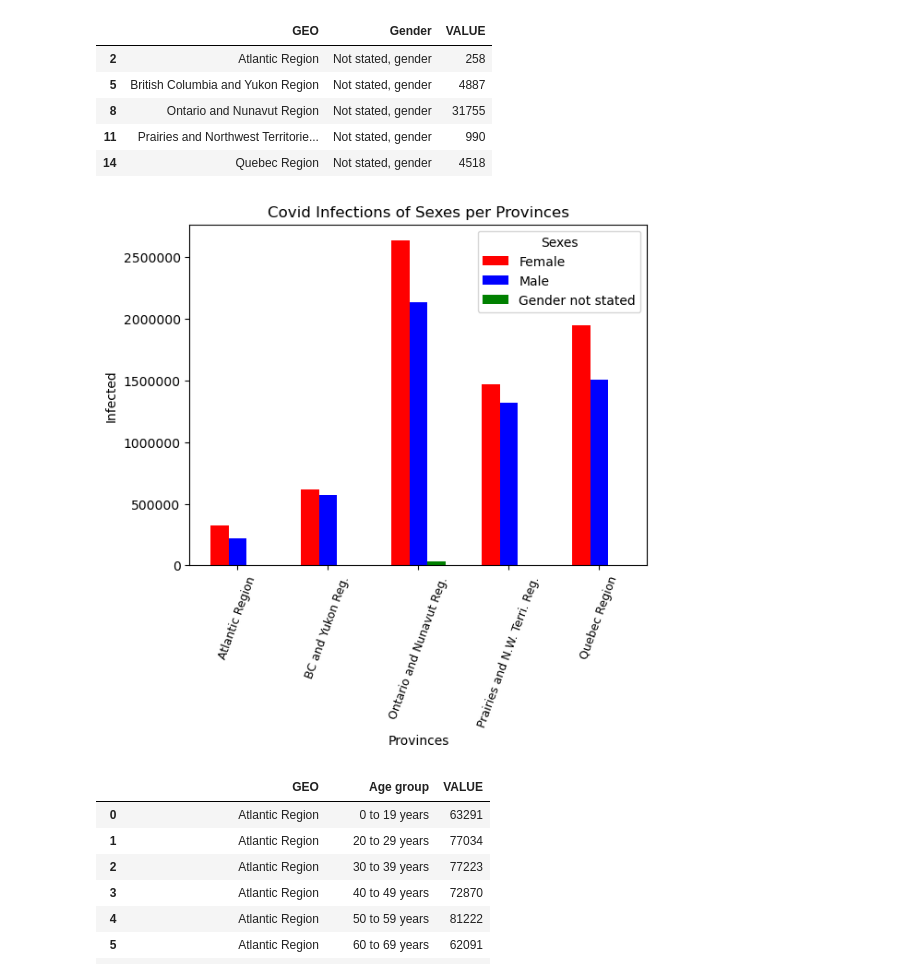
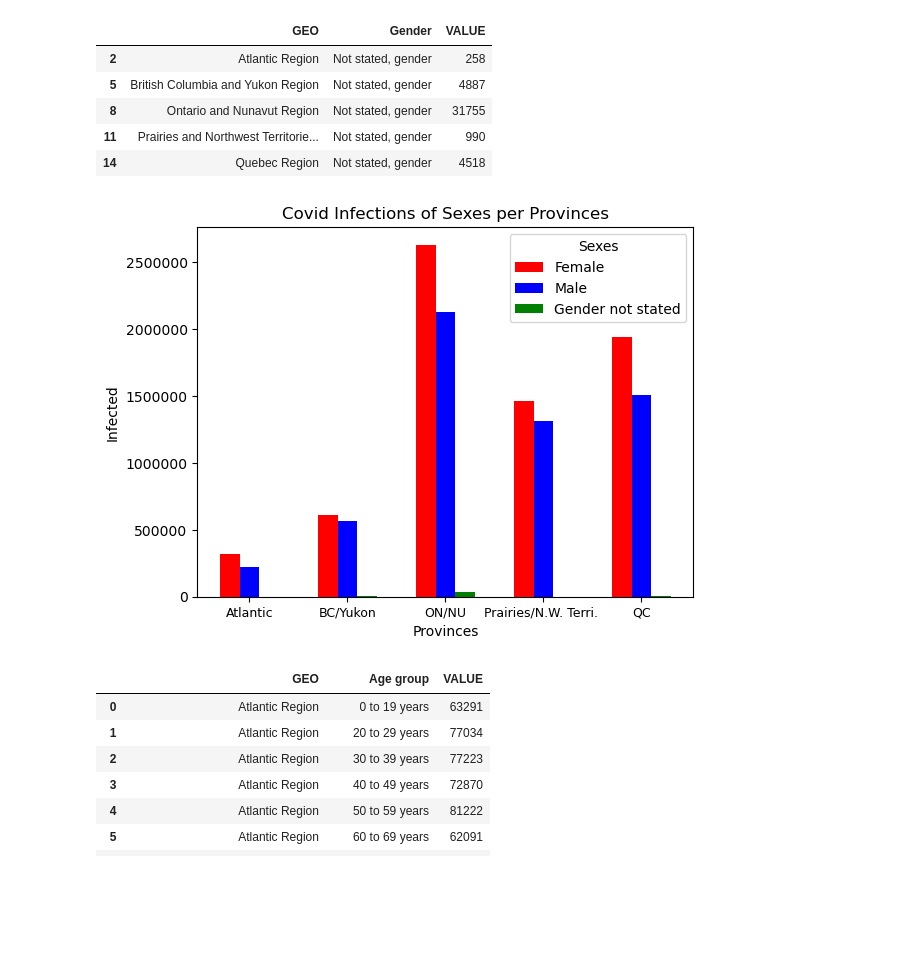
Before and after one commit to svafaeva93/Covid19AnalysisCanada, a Jupyter notebook: Infection_transformation.ipynb, the cells around one changed output. Drawn from its saved outputs; the diff is of its cells as text; code cells hidden in the pictures; blank space fills up the shorter version.

```diff
--- a/Infection_transformation.ipynb
+++ b/Infection_transformation.ipynb
@@ -60,21 +60,21 @@ Nonbinary_df
 # %%
 x = [0.8, 1.8, 2.8, 3.8, 4.8]
 x2 = [1, 2, 3, 4, 5]
 x3 = [1.2, 2.2, 3.2, 4.2, 5.2]
 plt.yscale('linear')
 plt.bar(x, Girls_df["VALUE"], 0.2, color='red')
 plt.ticklabel_format(style='plain')
 plt.bar(x2, Boys_df["VALUE"], 0.2, color='blue')
 plt.bar(x3, Nonbinary_df["VALUE"], 0.2, color='green')
-plt.xticks(x2, ['Atlantic Region', 'BC and Yukon Reg.', 'Ontario and Nunavut Reg.', 'Prairies and N.W. Terri. Reg.', 'Quebec Region'], rotation = 70, fontsize=9)
+plt.xticks(x2, ['Atlantic', 'BC/Yukon', 'ON/NU', 'Prairies/N.W. Terri. ', 'QC'], fontsize=9)
 plt.xlabel("Provinces")
 plt.ylabel("Infected")
 plt.legend(["Female", "Male", "Gender not stated"], title = "Sexes")
 plt.title("Covid Infections of Sexes per Provinces")
 plt.savefig("Output/InfectBySexes.png")
 plt.show()
 # %% [output]
-[figure, old version]
+[figure, new version]
 # %%
 age_df = infection_data.groupby(['GEO', 'Age group'], as_index=False).sum(['VALUE'])
 age_df
```
Also changed, not shown: parts of 1 cell of this notebook, 2 other files.
